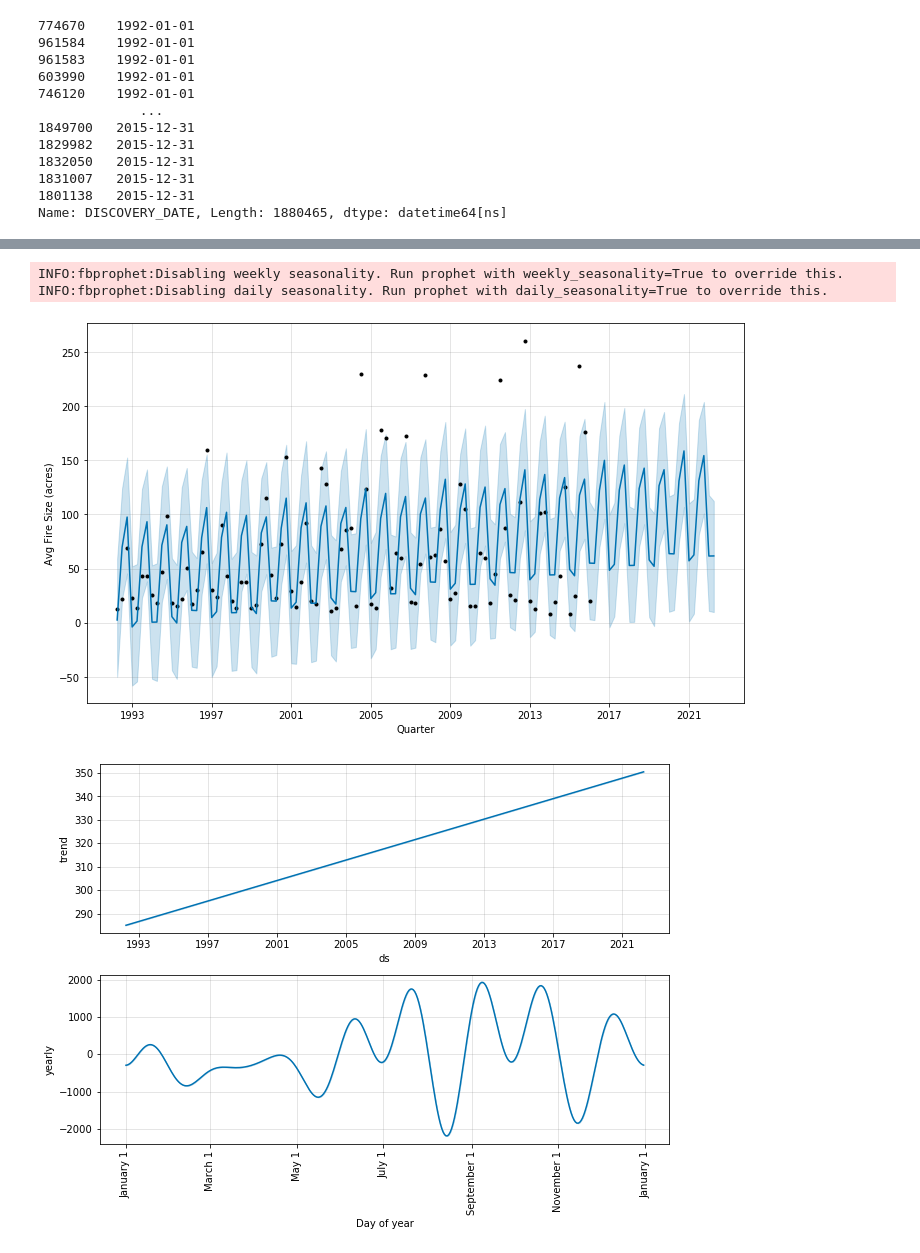
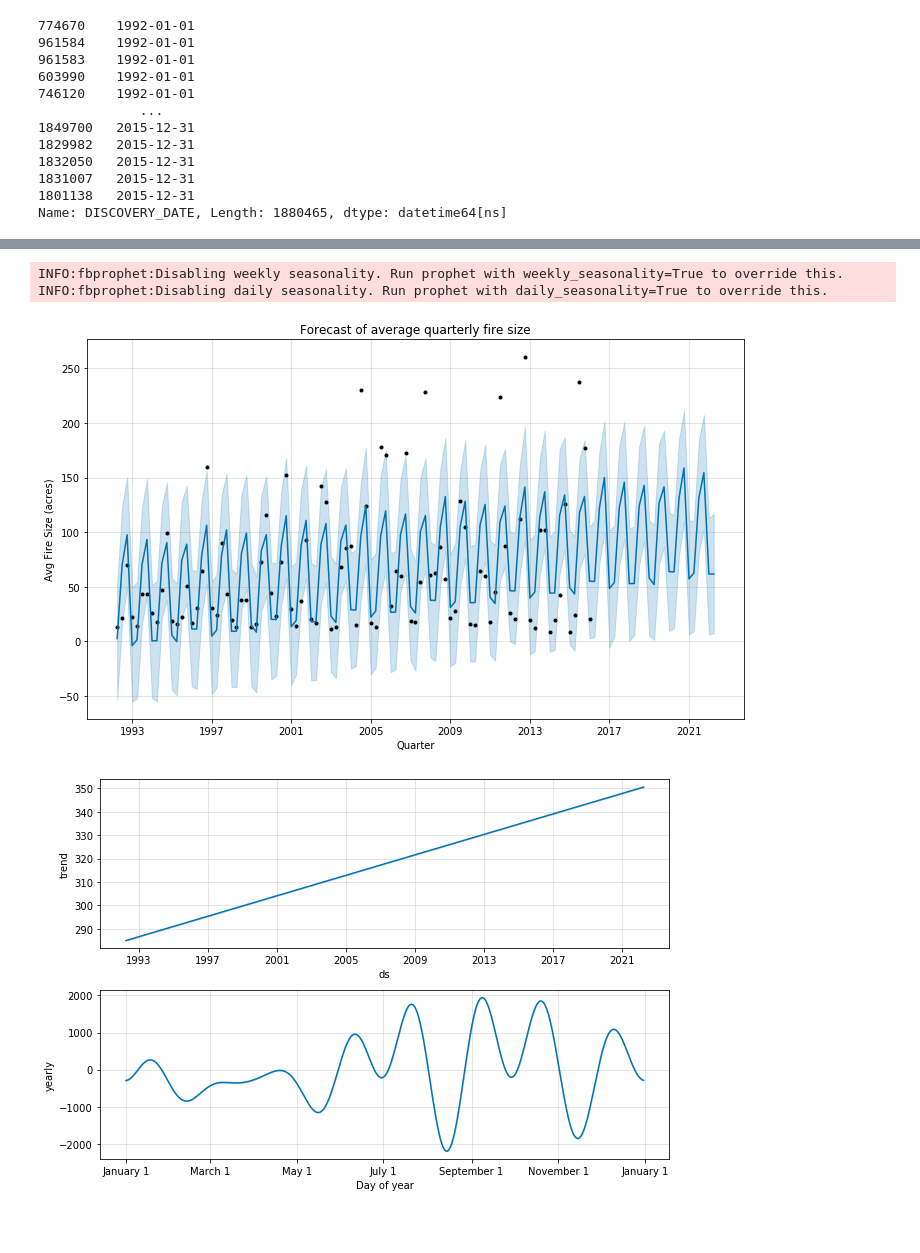
Before and after one commit to mcmarius/InformationVisualization, a Jupyter notebook: Timeseries.ipynb, the cells around one changed output, grey strips where cells are left out. Saved outputs shown, nothing was run; the diff lists cells and outputs as text; code cells hidden in the pictures; blank space fills up the shorter version.

Commit message:
Update plots

```diff
--- a/Timeseries.ipynb
+++ b/Timeseries.ipynb
@@ -68,24 +72,24 @@ fires_by_quarter.plot(x='YEAR', y='FIRE_SIZE', marker='o', linestyle='-', alpha=
 # %%
 from fbprophet import Prophet
 from fbprophet.plot import add_changepoints_to_plot
 
 fdf = pd.DataFrame({'ds': fires_by_quarter.index.values.tolist(), 'y': fires_by_quarter.values.tolist()})
 dates = pd.to_datetime(fdf['ds'])
 fdf['ds']=dates
 
 prophet = Prophet()
 prophet.fit(fdf)
 future = prophet.make_future_dataframe(periods=25, freq='Q')
 forecast = prophet.predict(future)
 fig = prophet.plot(forecast, xlabel='Quarter', ylabel='Avg Fire Size (acres)')
+ax = fig.gca()
+ax.set_title(label='Forecast of average quarterly fire size')
 
 fig2 = prophet.plot_components(forecast)
-plt.xticks(rotation=90)
-plt.show()
 # %% [output]
 INFO:fbprophet:Disabling weekly seasonality. Run prophet with weekly_seasonality=True to override this.
 INFO:fbprophet:Disabling daily seasonality. Run prophet with daily_seasonality=True to override this.
-[figure, old version]
+[figure, new version]
-[figure, old version]
+[figure, new version]
 # %%
 # ARIMA model
```
Also changed, not shown: parts of 4 cells of this notebook.
